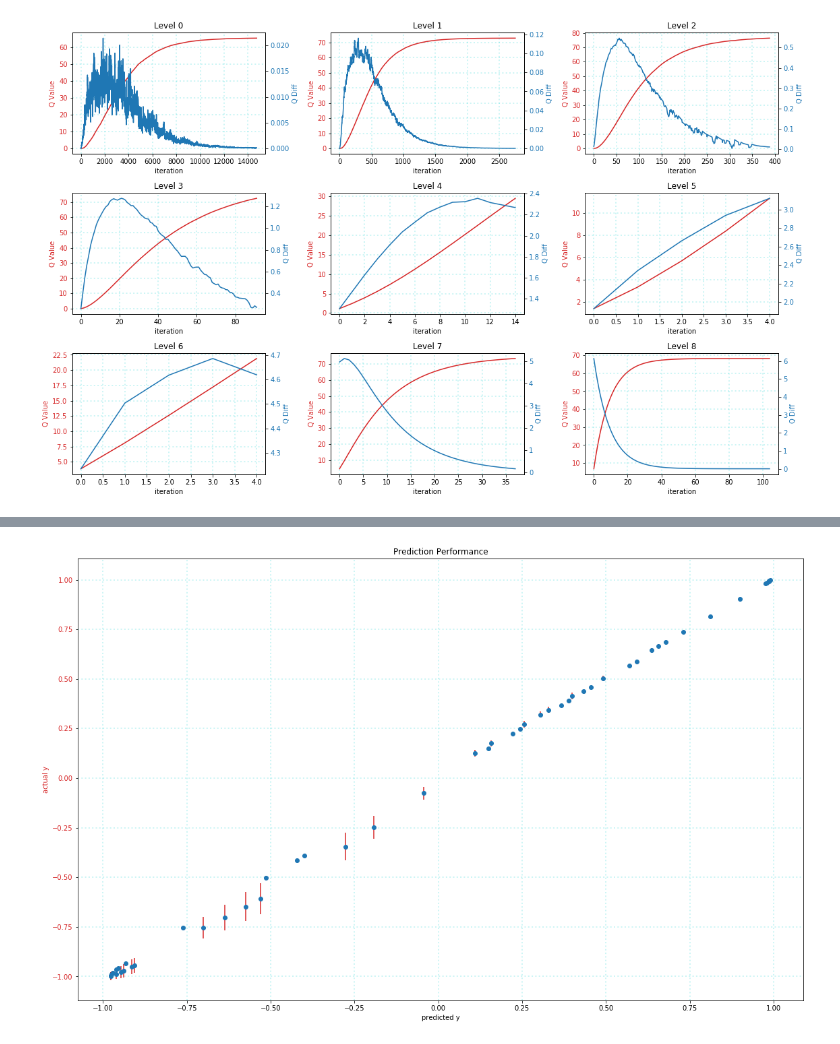
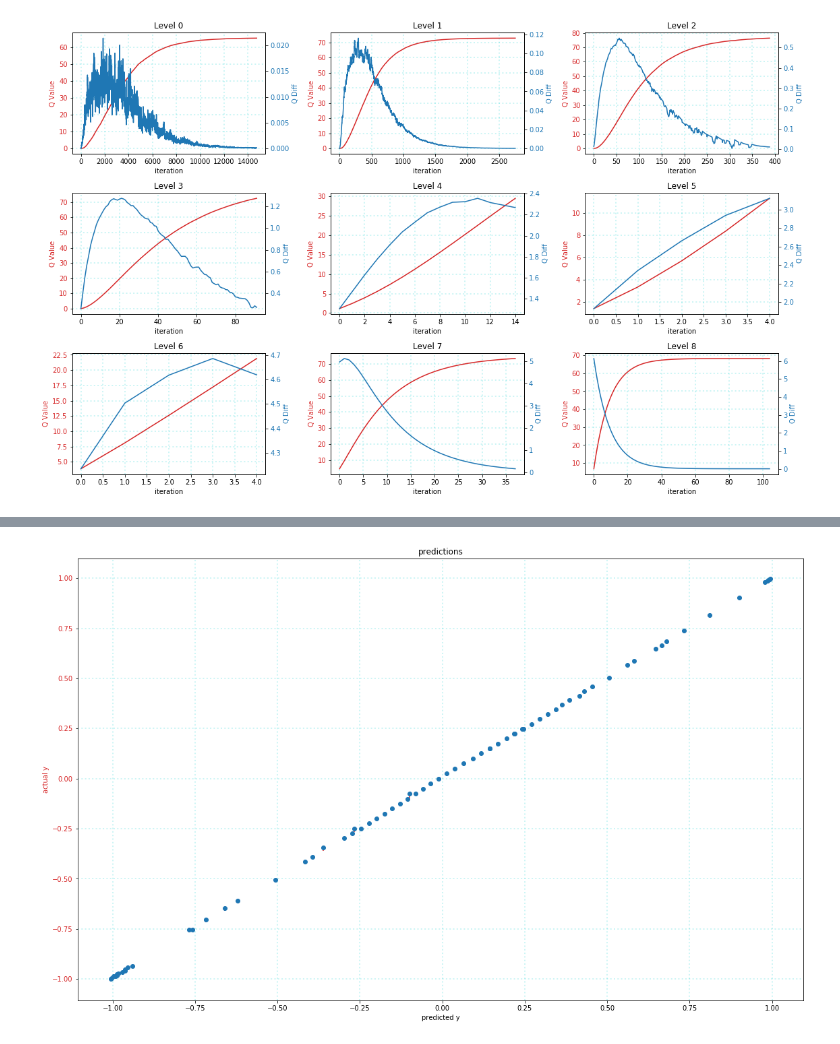
Before and after one commit to parrisma/RL-Intuition, a Jupyter notebook: src/tictactoe/experiment2/experiment2.ipynb, the cells around one changed output, grey strips where cells are left out. Drawn from its saved outputs; the diff is of its cells as text; code cells hidden in the pictures.

```diff
--- a/src/tictactoe/experiment2/experiment2.ipynb
+++ b/src/tictactoe/experiment2/experiment2.ipynb
@@ -70,4 +72,4 @@ plt.show()
 # %% [output]
 [figure]
 # %%
-y = ValsJson.load_values_from_json("..//data/test.json")
+hello_world_data = ValsJson.load_values_from_json("..//data/Driving-Louis/summary.json")
@@ -95,9 +93,10 @@ plt.show()
 # %%
-def plot_pred(y, pred_y, ax1):
+def plot_pred(y, pred_y, ax1, title):
     ax1_color = 'tab:red'
     ax2_color = 'tab:blue'
-    err = (np.abs(np.asarray(y) - np.asarray(pred_y))).reshape(len(y))
-    ax1.set_title("Prediction Performance")
+    err = -(np.asarray(y) - np.asarray(pred_y)).reshape(len(y))
+    err = np.column_stack((np.zeros(len(err)), err)).transpose()
+    ax1.set_title(title)
     ax1.set_xlabel('predicted y')
     ax1.set_ylabel('actual y', color=ax1_color)
     ax1.errorbar(pred_y, y, yerr=err, color=ax2_color, fmt='o', ecolor=ax1_color)
@@ -105,9 +104,17 @@ def plot_pred(y, pred_y, ax1):
     ax1.grid(b=True, color='DarkTurquoise', alpha=0.2, linestyle=':', linewidth=2)
     return
 # %%
+from IPython.display import clear_output
 plt.rcParams['figure.figsize'] = [40/2.54, 25/2.54]
-fig, ax = plt.subplots(ncols=1, nrows=1, constrained_layout=True)
-plot_pred(y[' y_test'], y['predictions'], ax)
-plt.show()
+
+to_show = list(sorted([k for k, k in enumerate(y.keys()) if re.match(r'^prediction_interim_.*', k)]))
+to_show.append('predictions')
+for i in range(5):
+    for itm in to_show:
+        clear_output(wait=True)
+        fig, ax = plt.subplots(ncols=1, nrows=1, constrained_layout=True)
+        plot_pred(hello_world_data['y_test'], hello_world_data[itm], ax, itm)
+        plt.show()
+        sleep(1)
 # %% [output]
-[figure, old version]
+[figure, new version]
```
Also changed, not shown: parts of 3 cells of this notebook, 7 other files.
